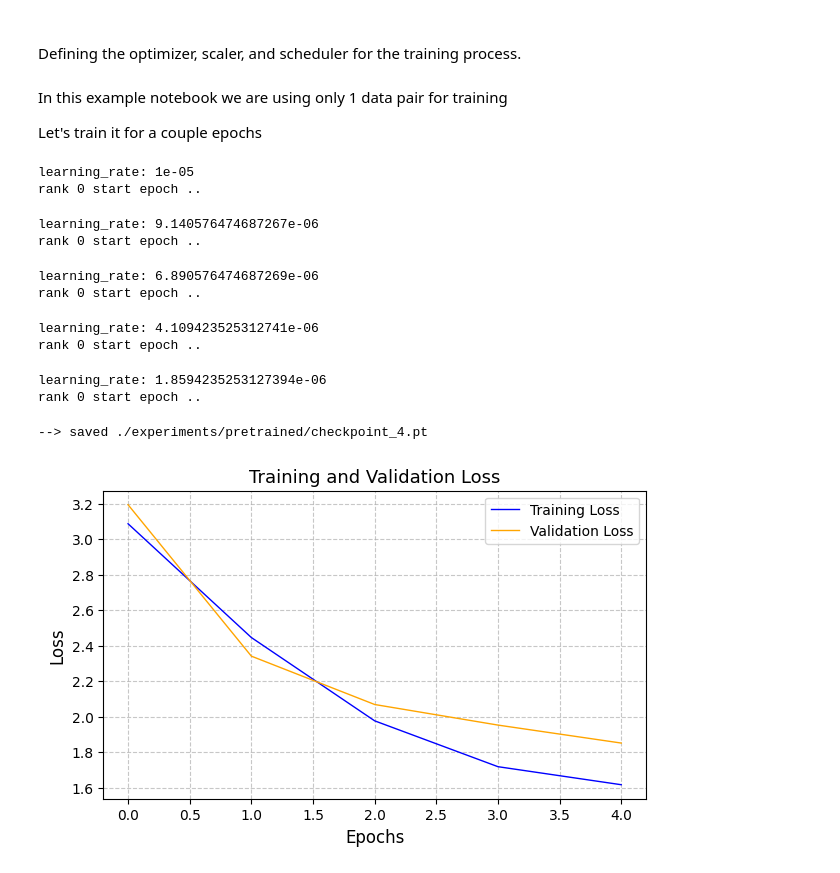
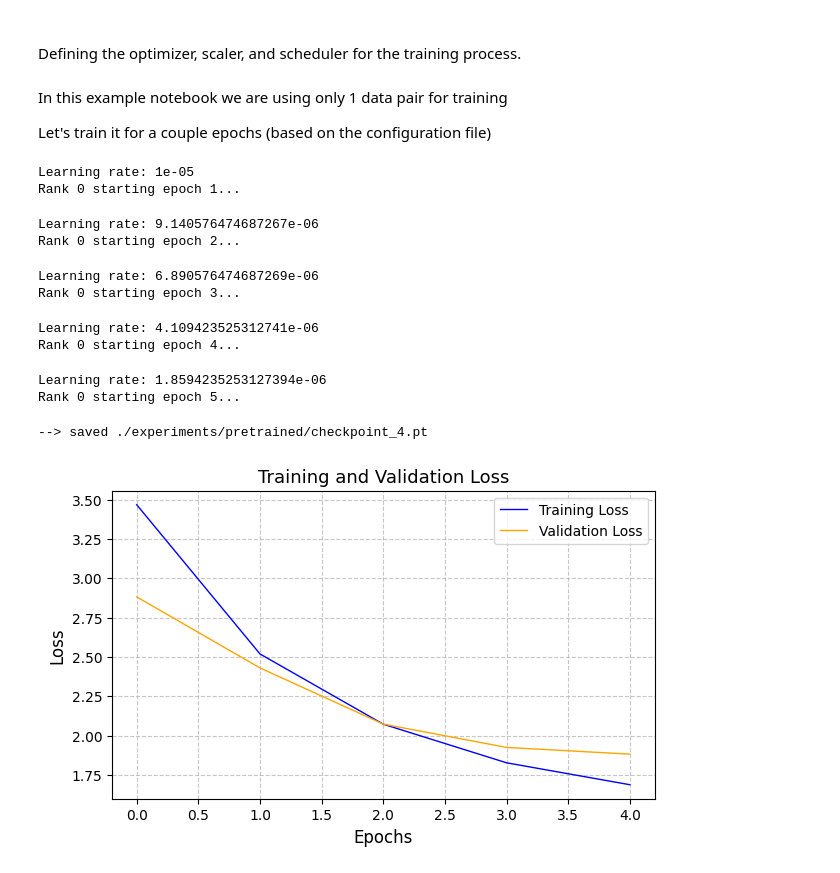
Before and after one commit to victor-nasc/granite-wxc, a Jupyter notebook: examples/eccc_downscaling/notebooks/eccc_downscaling_finetune.ipynb, the cells around one changed output. Drawn from its saved outputs; the diff is of its cells as text; code cells hidden in the pictures.

Commit message:
add ECCC downscaling example
Signed-off-by: victor-nasc <victor_nascimento@usp.br>

```diff
--- a/examples/eccc_downscaling/notebooks/eccc_downscaling_finetune.ipynb
+++ b/examples/eccc_downscaling/notebooks/eccc_downscaling_finetune.ipynb
@@ -61,5 +54,5 @@ We provide a configuration file to define data variables and model parameters
 
 This includes variables to be downscaled, downscaling factor, model's dimensions, paths, ....
 # %%
-config_path = './eccc_downscaling/config_UNET.yaml'
+config_path = './examples/eccc_downscaling/config_UNET.yaml'
 config = get_config(config_path)
@@ -149,72 +141,28 @@ scheduler = CosineAnnealingLR(
     T_max=config.num_epochs * min(len(train_dl), config.limit_steps_train),
     eta_min=config.min_lr,
 )
+save_every = 4
 # %% [markdown]
 In this example notebook we are using only 1 data pair for training
 
-Let's train it for a couple epochs
+Let's train it for a couple epochs (based on the configuration file)
 # %%
-train_loss = []
-val_loss = []
-
-for epoch in range(config.num_epochs):
-
-    torch.distributed.barrier()
-
-    print(f"learning_rate: {scheduler.get_last_lr()[0]}")
-
-    print(f"rank {local_rank} start epoch ..")
-
-    curr_train_loss, _ = train_one_epoch(
-        model=model,
-        local_rank=local_rank,
-        train_loader=train_dl,
-        optimizer=optimizer,
-        loss_func=rmse_loss,
-        epoch=epoch,
-        scaler=scaler,
-        scheduler=scheduler,
-        gpu=use_gpu,
-        limit_steps=config.limit_steps_train,
-        num_epochs=config.num_epochs,
-    )
-
-    curr_val_loss, _ = validate_one_epoch(
-        model=model,
-        local_rank=local_rank,
-        validation_loader=val_dl,
-        loss_func=rmse_loss,
-        epoch=epoch,
-        gpu=use_gpu,
-        limit_steps=config.limit_steps_valid,
-    )
-
-    train_loss.append(curr_train_loss.tolist())
-    val_loss.append(curr_val_loss.tolist())
-
-    if (epoch+1) % 5 == 0:
-        save_checkpoint(
-            config=config,
-            scheduler=scheduler,
-            epoch=epoch,
-            model=model,
-            optimizer=optimizer,
-            train_loss=train_loss,
-            curr_val_loss=curr_val_loss,
-        )
+train_losses, val_losses = train_model(
+    config, model, train_dl, val_dl, optimizer, scheduler, scaler, local_rank, use_gpu, save_every, rmse_loss
+)
 # %% [output]
-learning_rate: 1e-05
-rank 0 start epoch ..
+Learning rate: 1e-05
+Rank 0 starting epoch 1...
-learning_rate: 9.140576474687267e-06
-rank 0 start epoch ..
+Learning rate: 9.140576474687267e-06
+Rank 0 starting epoch 2...
-learning_rate: 6.890576474687269e-06
-rank 0 start epoch ..
+Learning rate: 6.890576474687269e-06
+Rank 0 starting epoch 3...
-learning_rate: 4.109423525312741e-06
-rank 0 start epoch ..
+Learning rate: 4.109423525312741e-06
+Rank 0 starting epoch 4...
-learning_rate: 1.8594235253127394e-06
-rank 0 start epoch ..
+Learning rate: 1.8594235253127394e-06
+Rank 0 starting epoch 5...
 --> saved ./experiments/pretrained/checkpoint_4.pt
 # %%
-plot_loss(train_loss, val_loss)
+plot_loss(train_losses, val_losses)
 # %% [output]
-[figure, old version]
+[figure, new version]
```
Also changed, not shown: parts of 11 cells of this notebook, 3 other files.
